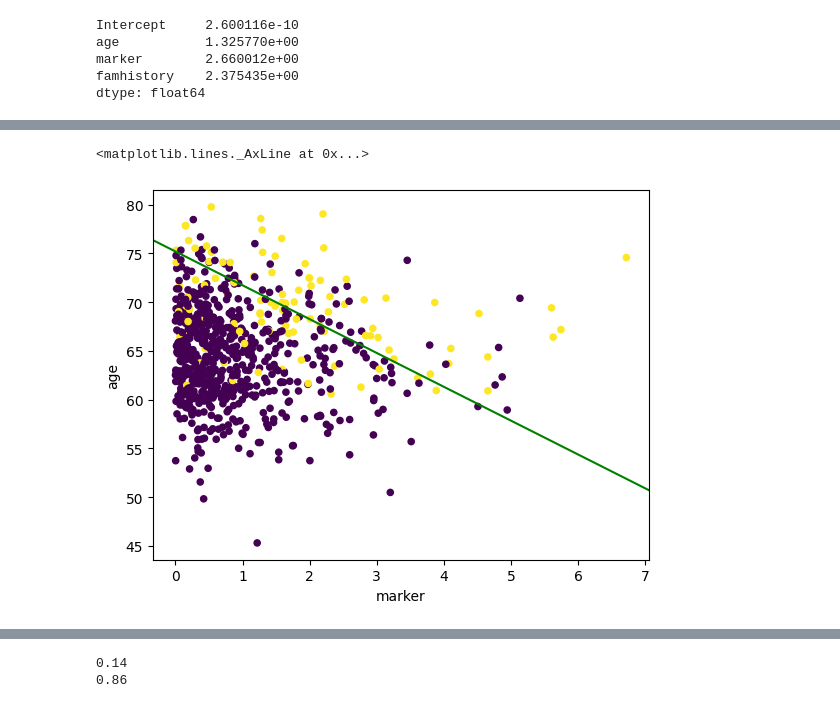
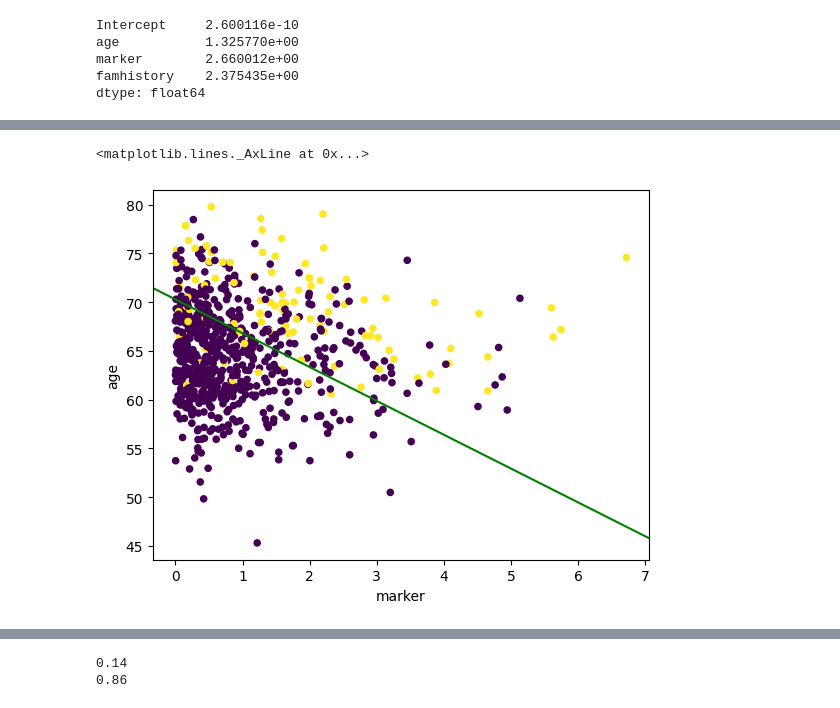
Before and after one commit to ictinnovaties-zorg/dca_blogpost, a Jupyter notebook: dca_blogpost.ipynb, the cells around one changed output, grey strips where cells are left out. Cells and saved outputs as stored; diff of their text form; code cells hidden in the pictures.

```diff
--- a/dca_blogpost.ipynb
+++ b/dca_blogpost.ipynb
@@ -20,13 +18,12 @@ First we introduce the model. It uses the age of the patient (`age`), a genetic
 # %%
 import pandas as pd
 import statsmodels.api as sm
-from sklearn.model_selection import train_test_split
 from helper_functions import *
 
 df_cancer_dx = pd.read_csv('https://raw.githubusercontent.com/ddsjoberg/dca-tutorial/main/data/df_cancer_dx.csv')
 
-complex_model = sm.GLM.from_formula('cancer ~ age + marker + famhistory', data=df_cancer_dx, family=sm.families.Binomial()).fit()
-print(complex_model.summary())
+biopsy_model = sm.GLM.from_formula('cancer ~ age + marker + famhistory', data=df_cancer_dx, family=sm.families.Binomial()).fit()
+print(biopsy_model.summary())
 # %% [output]
                  Generalized Linear Model Regression Results
 ==============================================================================
@@ -71,21 +68,19 @@ This is further confirmed if we draw a scatterplot including the decision bounda
 # %%
 import matplotlib.pyplot as plt
 
-p_thold = 0.5
+p_thold = 0.2
 logit_p = np.log(p_thold / (1 - p_thold))
 
 marker_range = np.linspace(*df_cancer_dx['marker'].agg(['min', 'max']))
-complex_model.params
-
 ax = df_cancer_dx[['cancer', 'marker', 'age']].plot(kind='scatter', x='marker', y='age', c='cancer', colormap='viridis', colorbar=False)
 
-c_intercept, c_age, c_marker, c_famhistory = complex_model.params
+c_intercept, c_age, c_marker, c_famhistory = biopsy_model.params
 marker_range = df_cancer_dx['marker'].agg(['min', 'max'])
 
 famhistory = 1
 age_pred = (-c_intercept - c_marker * marker_range - c_famhistory * famhistory + logit_p) / c_age
 ax.axline((marker_range[0], age_pred[0]), (marker_range[1], age_pred[1]), color='green', label='famhistory')
 # %% [output]
 <matplotlib.lines._AxLine at 0x...>
-[figure, old version]
+[figure, new version]
 # %% [markdown]
```
Also changed, not shown: parts of 17 cells of this notebook.
